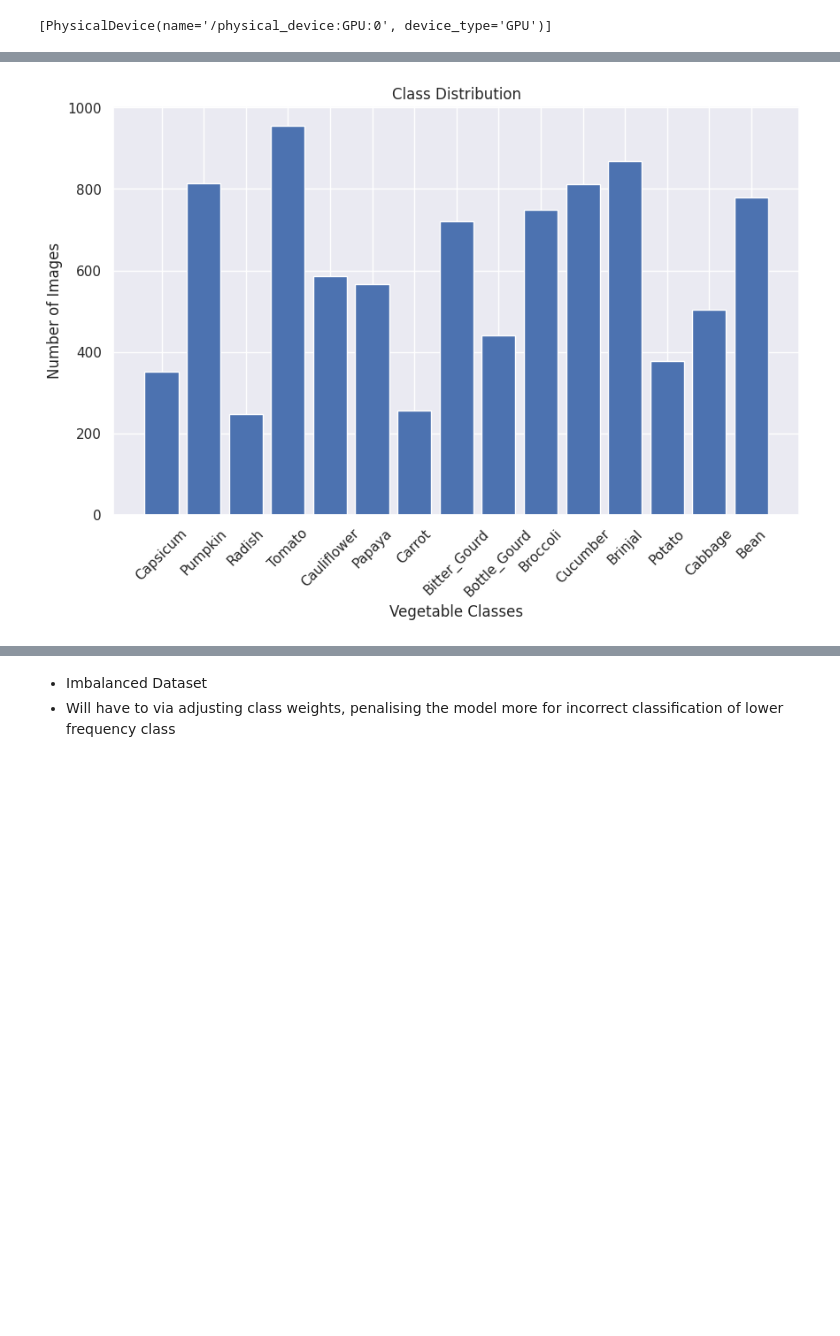
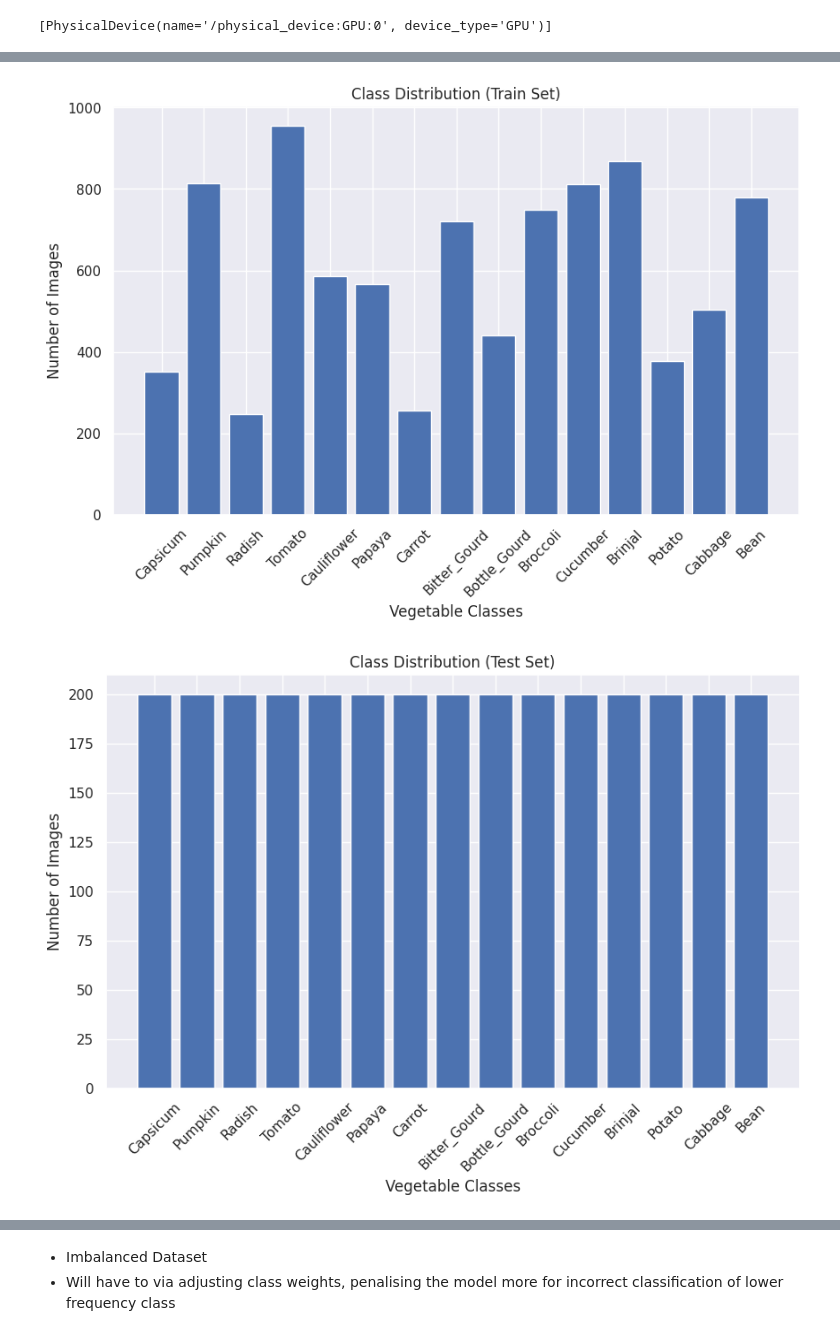
Before and after one commit to glennwuwu/vegetable-image-classification-cnn, a Jupyter notebook: CNN.ipynb, the cells around one changed output, grey strips where cells are left out. Cells and saved outputs as stored; diff of their text form; code cells hidden in the pictures; blank space fills up the shorter version.

```diff
--- a/CNN.ipynb
+++ b/CNN.ipynb
@@ -69,17 +87,23 @@ tf.random.set_seed(42)
 # %%
-# Count the number of images in each class
-class_counts = {}
-for subdir, _, files in os.walk('Vegetable Images/train/'):
-    if subdir.split("/")[-1] != "":
-        class_counts[subdir.split("/")[-1]] = len(files)
+def plot_class_count_dir(dir, train):
+    # Count the number of images in each class
+    class_counts = {}
+    for subdir, _, files in os.walk(dir):
+        if subdir.split("/")[-1] != "":
+            class_counts[subdir.split("/")[-1]] = len(files)
 
-# Plot class distribution
-plt.figure(figsize=(10, 6))
-plt.bar(class_counts.keys(), class_counts.values())
-plt.xlabel('Vegetable Classes')
-plt.ylabel('Number of Images')
-plt.title('Class Distribution')
-plt.xticks(rotation=45)
-plt.show()
+    # Plot class distribution
+    plt.figure(figsize=(10, 6))
+    plt.bar(class_counts.keys(), class_counts.values())
+    plt.xlabel('Vegetable Classes')
+    plt.ylabel('Number of Images')
+    plt.title(train)
+    plt.xticks(rotation=45)
+    plt.show()
+
+plot_class_count_dir('Vegetable Images/train/', 'Class Distribution (Train Set)')
+plot_class_count_dir('Vegetable Images/test/', 'Class Distribution (Test Set)')
+plot_class_count_dir('Vegetable Images/validation/', 'Class Distribution (Validation Set)')
 # %% [output]
-[figure, old version]
+[figure, new version]
+[figure, added]
```
Also changed, not shown: parts of 10 cells of this notebook, 6 other files.
